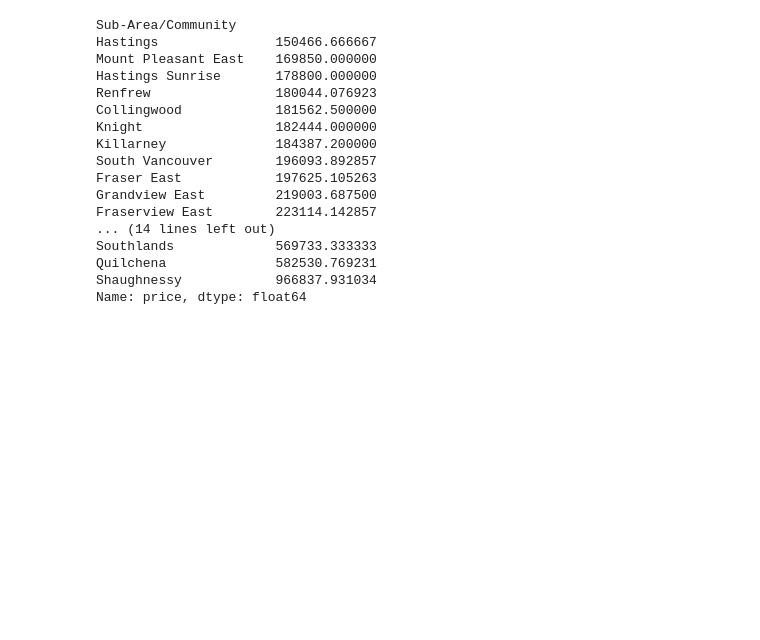
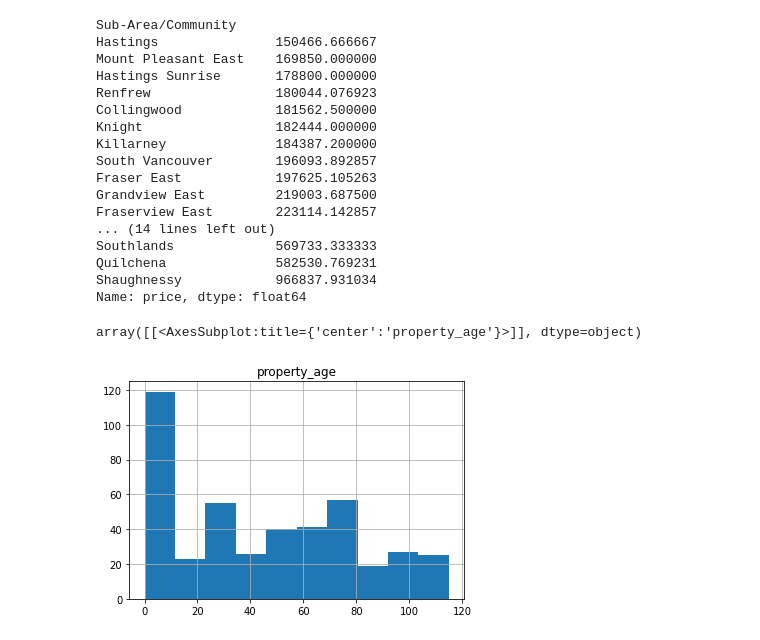
Before and after one commit to 6momo1/Real-Estate-Price-Predictor, a Jupyter notebook: data/Charts.ipynb, the cells around one changed output. Cells and saved outputs as stored; diff of their text form; code cells hidden in the pictures; blank space fills up the shorter version.

```diff
--- a/data/Charts.ipynb
+++ b/data/Charts.ipynb
@@ -47,3 +62,10 @@ Southlands             569733.333333
 Quilchena              582530.769231
 Shaughnessy            966837.931034
 Name: price, dtype: float64
+# %%
+# Property Age Histogram
+
+df.hist(column='property_age')
+# %% [output]
+array([[<AxesSubplot:title={'center':'property_age'}>]], dtype=object)
+[figure, added]
```
Also changed, not shown: parts of 4 cells of this notebook, 2 other files.
